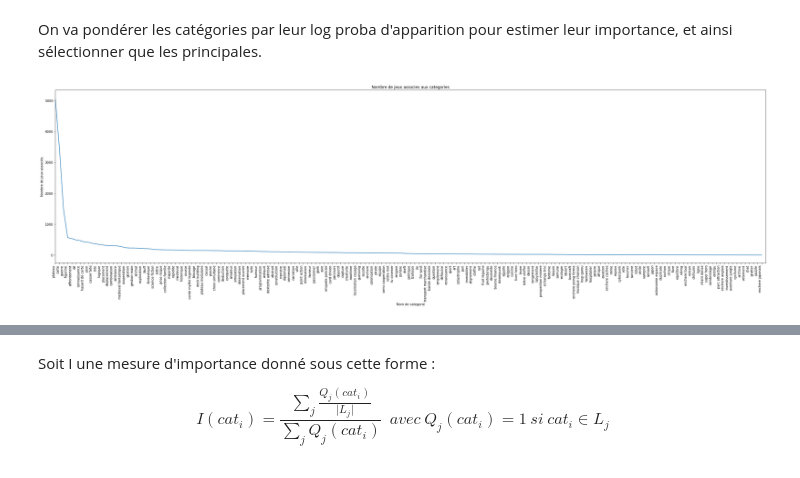
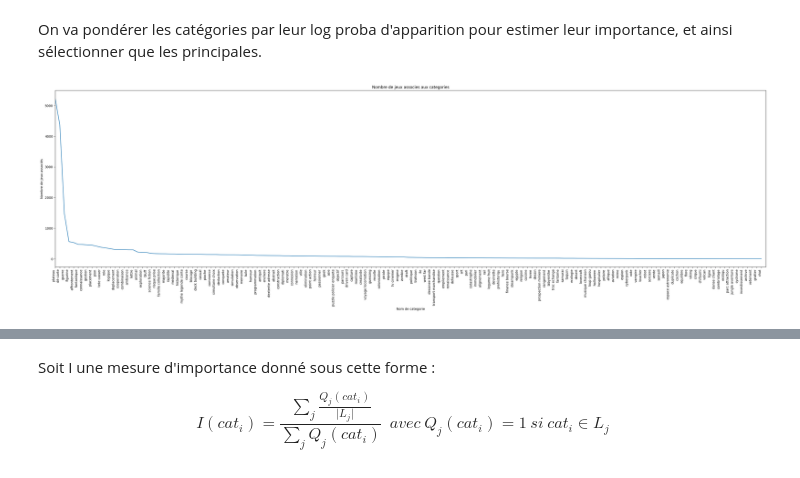
Before and after one commit to Amayas29/review-analysis, a Jupyter notebook: src/categories_clustering.ipynb, the cells around one changed output, grey strips where cells are left out. Cells and saved outputs as stored; diff of their text form; code cells hidden in the pictures.

```diff
--- a/src/categories_clustering.ipynb
+++ b/src/categories_clustering.ipynb
@@ -197,0 +213,7 @@ archive
+# %%
+# recalculer le count des nouvelle categories
+
+cats_gen = []
+jeux_cat_up_gen.map(cats_gen.extend)
+
+uc_cats_gen, count_cats_gen = np.unique(cats_gen, return_counts=True)
@@ -206,14 +248,18 @@ archive
 # %% [markdown]
 On va pondérer les catégories par leur log proba d'apparition pour estimer leur importance, et ainsi sélectionner que les principales.
 # %%
+indice = np.argsort(-count_cats_gen)
+uc_cats_gen = uc_cats_gen[indice]
+count_cats_gen = count_cats_gen[indice]
+
 plt.figure(figsize=(40, 10))
-plt.plot(uc_cats, count_cats)
+plt.plot(uc_cats_gen, count_cats_gen)
 plt.xticks(rotation=90, ha='right')
 plt.xlabel("Nom de categorie")
 plt.ylabel("Nombre de jeux associés")
 plt.title("Nombre de jeux associes aux categories")
-plt.xlim((0, len(uc_cats)))
+plt.xlim((0, len(uc_cats_gen)))
 plt.show()
 # %% [output]
-[figure, old version]
+[figure, new version]
 # %%
```
Also changed, not shown: parts of 22 cells of this notebook.
